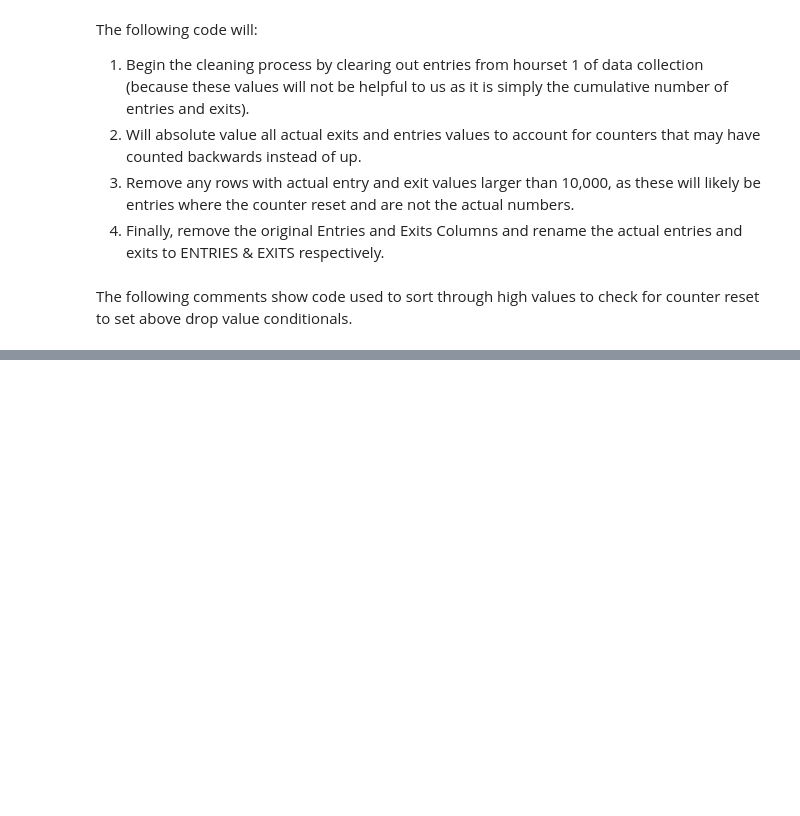
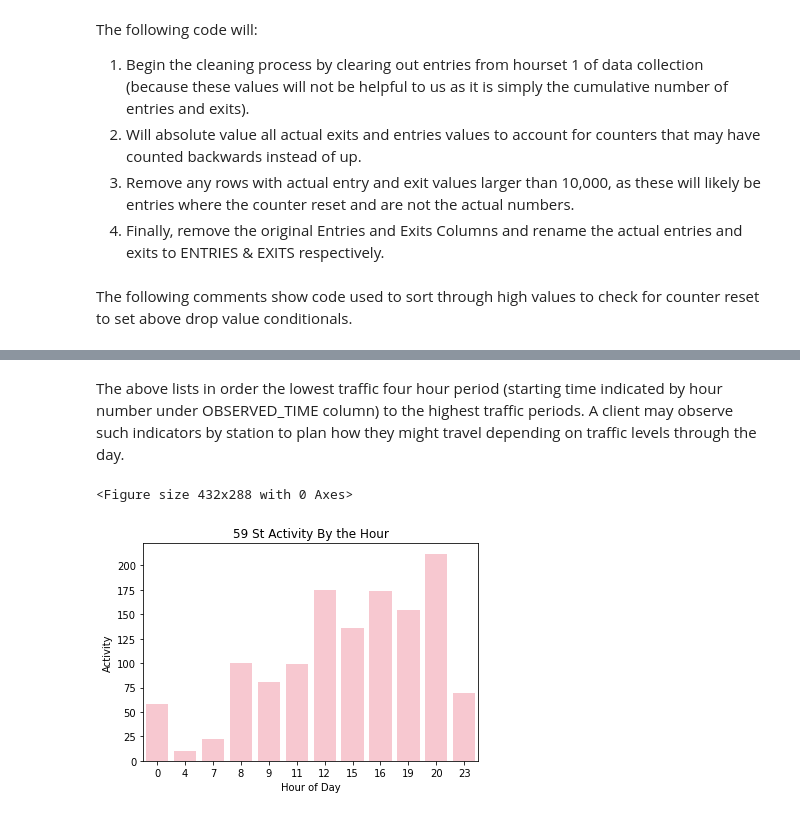
Before and after one commit to mehiks11/MTA_Reduced_Risk_Travel, a Jupyter notebook: Metis_MTA_Project_Code.ipynb, the cells around one changed output, grey strips where cells are left out. Drawn from its saved outputs; the diff is of its cells as text; code cells hidden in the pictures; blank space fills up the shorter version.

```diff
--- a/Metis_MTA_Project_Code.ipynb
+++ b/Metis_MTA_Project_Code.ipynb
@@ -324,0 +264,8 @@ memory usage: 33.8+ MB
+# %%
+#1.
+ADA_df['ACTIVITY']= ADA_df.ENTRIES + ADA_df.EXITS
+# %%
+#create a df for just 59 ST station data
+station_59_st= ADA_df[ADA_df['STATION']=='59 ST']
+# station_59_st=station_59_st[station_59_st['DATE']=='03/15/2021']
+# station_59_st.info()
@@ -324,0 +304,18 @@ memory usage: 33.8+ MB
+# %% [markdown]
+The above lists in order the lowest traffic four hour period (starting time indicated by hour number under OBSERVED_TIME column) to the highest traffic periods. A client may observe such indicators by station to plan how they might travel depending on traffic levels through the day.
+# %%
+means_59_st=station_59_st.groupby(station_59_st.OBSERVED_TIME.dt.hour).mean().round().reset_index()
+# %%
+means_59_st.sort_values(by='ACTIVITY')
+
+# plt.savefig("59_ST_Chart.png")
+# %% [output]
+<Figure size 432x288 with 0 Axes>
+# %%
+sns.barplot(x = means_59_st.OBSERVED_TIME,
+            y=means_59_st.ACTIVITY,
+            color="pink").set(title="59 St Activity By the Hour", xlabel="Hour of Day", ylabel="Activity")
+
+# plt.savefig("59_ST.png")
+# %% [output]
+[figure, added]
```
Also changed, not shown: parts of 9 cells of this notebook, 16 other files.
